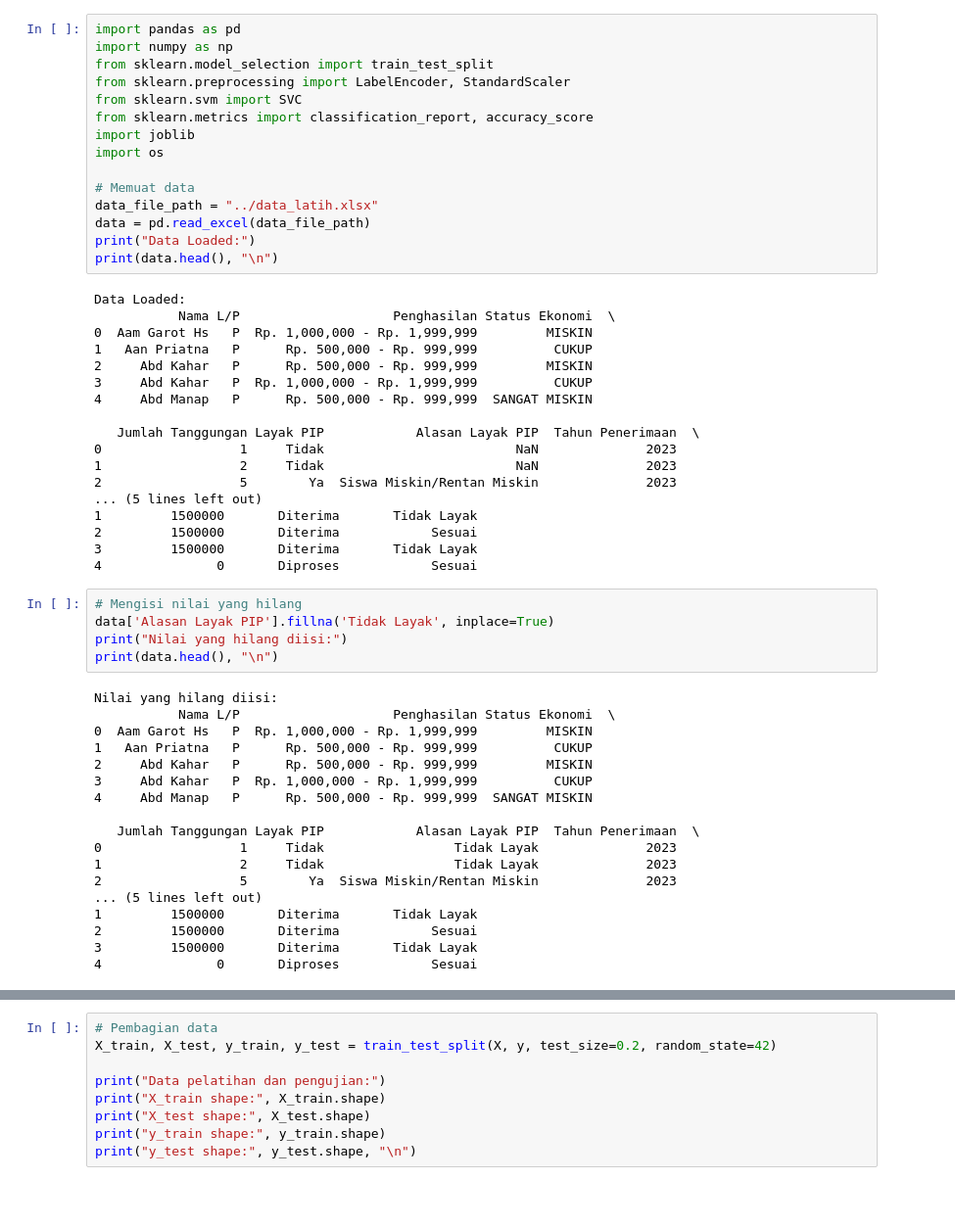
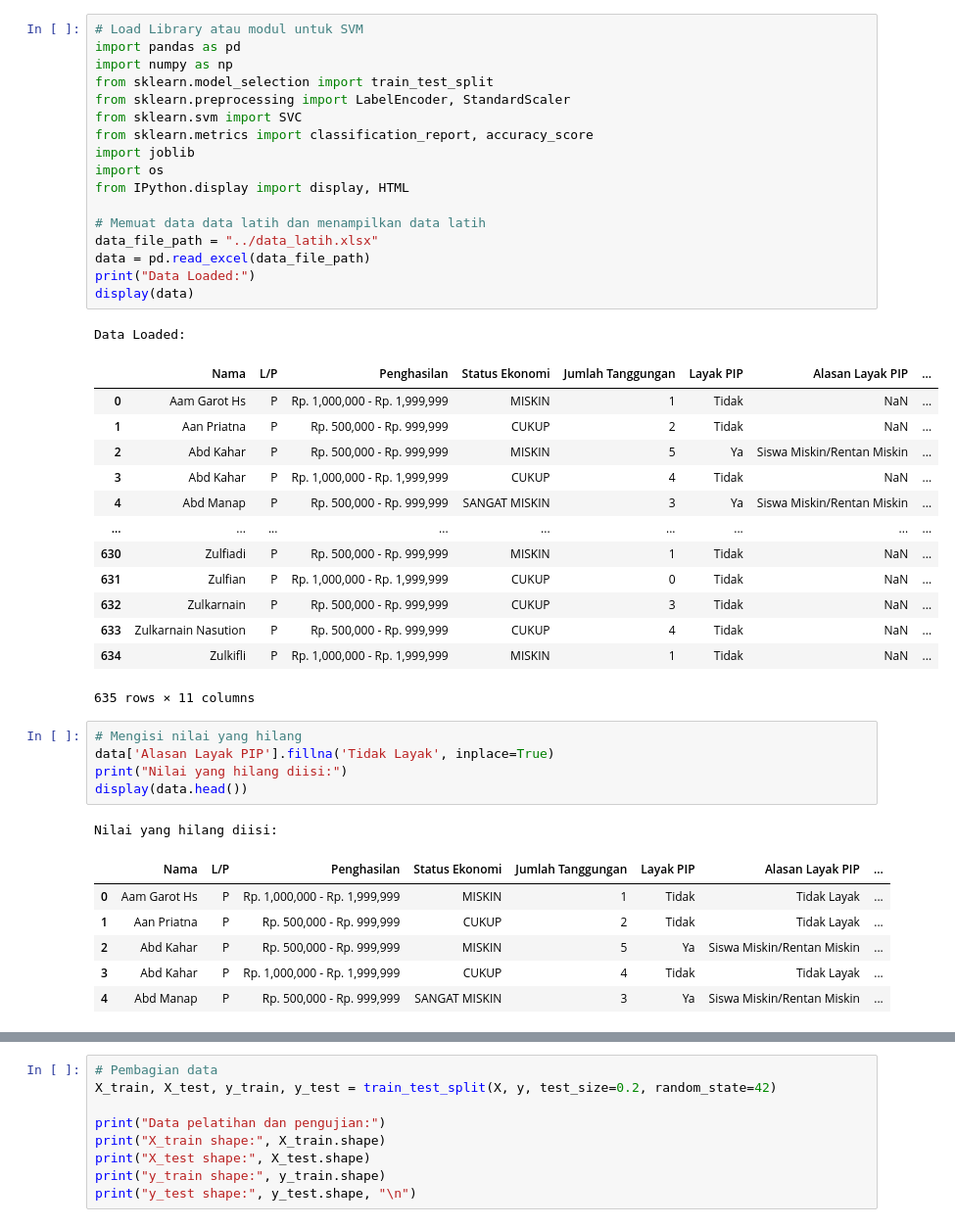
Before and after one commit to hizamruljaen123/apps_fahri, a Jupyter notebook: jp/main.ipynb, the cells around one changed output, grey strips where cells are left out. Shown: that part at 98% size. Cells and saved outputs as stored; diff of their text form; blank space fills up the shorter version.

```diff
--- a/jp/main.ipynb
+++ b/jp/main.ipynb
@@ -1,57 +1,46 @@
 # %%
+# Load Library atau modul untuk SVM
 import pandas as pd
 import numpy as np
 from sklearn.model_selection import train_test_split
 from sklearn.preprocessing import LabelEncoder, StandardScaler
 from sklearn.svm import SVC
 from sklearn.metrics import classification_report, accuracy_score
 import joblib
 import os
+from IPython.display import display, HTML
 
-# Memuat data
+# Memuat data data latih dan menampilkan data latih
 data_file_path = "../data_latih.xlsx"
 data = pd.read_excel(data_file_path)
 print("Data Loaded:")
-print(data.head(), "\n")
+display(data)
 # %% [output]
 Data Loaded:
-           Nama L/P                    Penghasilan Status Ekonomi  \
-0  Aam Garot Hs   P  Rp. 1,000,000 - Rp. 1,999,999         MISKIN
-1   Aan Priatna   P      Rp. 500,000 - Rp. 999,999          CUKUP
-2     Abd Kahar   P      Rp. 500,000 - Rp. 999,999         MISKIN
-3     Abd Kahar   P  Rp. 1,000,000 - Rp. 1,999,999          CUKUP
-4     Abd Manap   P      Rp. 500,000 - Rp. 999,999  SANGAT MISKIN
-
-   Jumlah Tanggungan Layak PIP            Alasan Layak PIP  Tahun Penerimaan  \
-0                  1     Tidak                         NaN              2023
-1                  2     Tidak                         NaN              2023
-2                  5        Ya  Siswa Miskin/Rentan Miskin              2023
-... (5 lines left out)
-1         1500000       Diterima       Tidak Layak
-2         1500000       Diterima            Sesuai
-3         1500000       Diterima       Tidak Layak
-4               0       Diproses            Sesuai
+|  | Nama | L/P | Penghasilan | Status Ekonomi | Jumlah Tanggungan | Layak PIP | Alasan Layak PIP | ... |
+| 0 | Aam Garot Hs | P | Rp. 1,000,000 - Rp. 1,999,999 | MISKIN | 1 | Tidak | NaN | ... |
+| 1 | Aan Priatna | P | Rp. 500,000 - Rp. 999,999 | CUKUP | 2 | Tidak | NaN | ... |
+| 2 | Abd Kahar | P | Rp. 500,000 - Rp. 999,999 | MISKIN | 5 | Ya | Siswa Miskin/Rentan Miskin | ... |
+| 3 | Abd Kahar | P | Rp. 1,000,000 - Rp. 1,999,999 | CUKUP | 4 | Tidak | NaN | ... |
+| 4 | Abd Manap | P | Rp. 500,000 - Rp. 999,999 | SANGAT MISKIN | 3 | Ya | Siswa Miskin/Rentan Miskin | ... |
+| ... | ... | ... | ... | ... | ... | ... | ... | ... |
+| 630 | Zulfiadi | P | Rp. 500,000 - Rp. 999,999 | MISKIN | 1 | Tidak | NaN | ... |
+| 631 | Zulfian | P | Rp. 1,000,000 - Rp. 1,999,999 | CUKUP | 0 | Tidak | NaN | ... |
+| 632 | Zulkarnain | P | Rp. 500,000 - Rp. 999,999 | CUKUP | 3 | Tidak | NaN | ... |
+| 633 | Zulkarnain Nasution | P | Rp. 500,000 - Rp. 999,999 | CUKUP | 4 | Tidak | NaN | ... |
+| 634 | Zulkifli | P | Rp. 1,000,000 - Rp. 1,999,999 | MISKIN | 1 | Tidak | NaN | ... |
+635 rows × 11 columns
 # %%
 # Mengisi nilai yang hilang
 data['Alasan Layak PIP'].fillna('Tidak Layak', inplace=True)
 print("Nilai yang hilang diisi:")
-print(data.head(), "\n")
+display(data.head())
 # %% [output]
 Nilai yang hilang diisi:
-           Nama L/P                    Penghasilan Status Ekonomi  \
-0  Aam Garot Hs   P  Rp. 1,000,000 - Rp. 1,999,999         MISKIN
-1   Aan Priatna   P      Rp. 500,000 - Rp. 999,999          CUKUP
-2     Abd Kahar   P      Rp. 500,000 - Rp. 999,999         MISKIN
-3     Abd Kahar   P  Rp. 1,000,000 - Rp. 1,999,999          CUKUP
-4     Abd Manap   P      Rp. 500,000 - Rp. 999,999  SANGAT MISKIN
-
-   Jumlah Tanggungan Layak PIP            Alasan Layak PIP  Tahun Penerimaan  \
-0                  1     Tidak                 Tidak Layak              2023
-1                  2     Tidak                 Tidak Layak              2023
-2                  5        Ya  Siswa Miskin/Rentan Miskin              2023
-... (5 lines left out)
-1         1500000       Diterima       Tidak Layak
-2         1500000       Diterima            Sesuai
-3         1500000       Diterima       Tidak Layak
-4               0       Diproses            Sesuai
+|  | Nama | L/P | Penghasilan | Status Ekonomi | Jumlah Tanggungan | Layak PIP | Alasan Layak PIP | ... |
+| 0 | Aam Garot Hs | P | Rp. 1,000,000 - Rp. 1,999,999 | MISKIN | 1 | Tidak | Tidak Layak | ... |
+| 1 | Aan Priatna | P | Rp. 500,000 - Rp. 999,999 | CUKUP | 2 | Tidak | Tidak Layak | ... |
+| 2 | Abd Kahar | P | Rp. 500,000 - Rp. 999,999 | MISKIN | 5 | Ya | Siswa Miskin/Rentan Miskin | ... |
+| 3 | Abd Kahar | P | Rp. 1,000,000 - Rp. 1,999,999 | CUKUP | 4 | Tidak | Tidak Layak | ... |
+| 4 | Abd Manap | P | Rp. 500,000 - Rp. 999,999 | SANGAT MISKIN | 3 | Ya | Siswa Miskin/Rentan Miskin | ... |
 # %%
```
Also changed, not shown: parts of 4 cells of this notebook, 5 other files.
